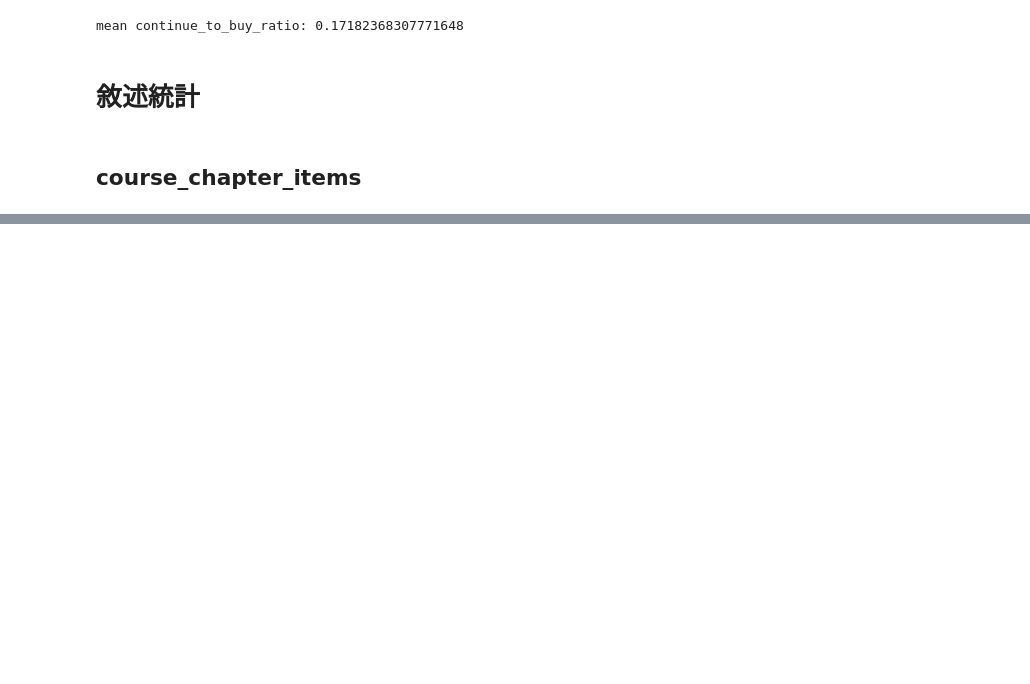
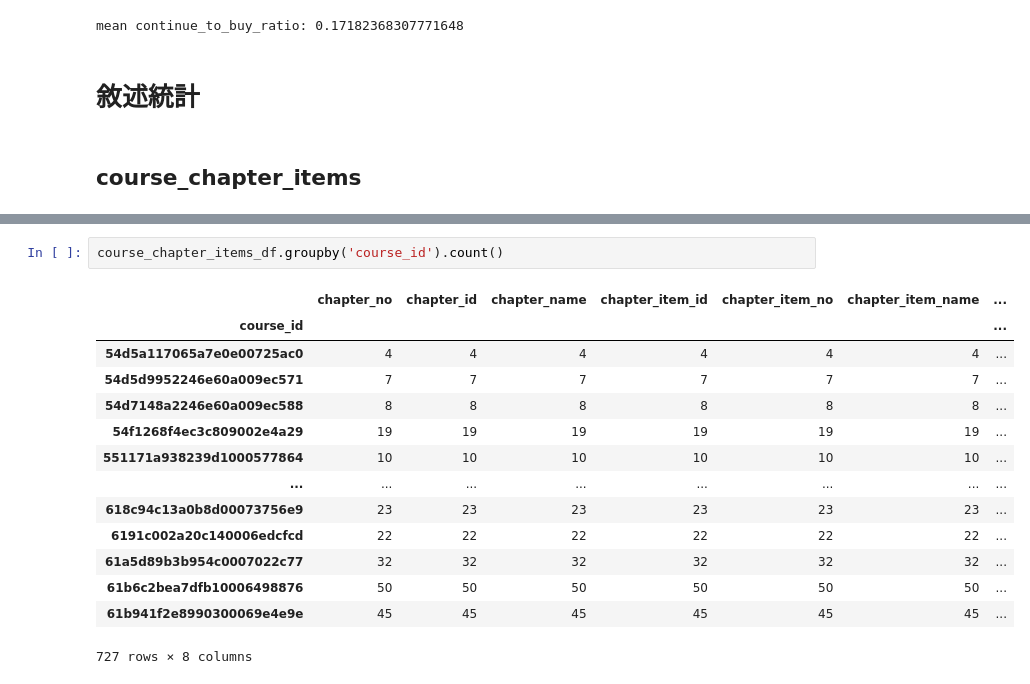
Before and after one commit to bonzo-ntu/2022ADL-FinalProject-4, a Jupyter notebook: EDA.ipynb, the cells around one changed output, grey strips where cells are left out. Saved outputs shown, nothing was run; the diff lists cells and outputs as text; blank space fills up the shorter version.

```diff
--- a/EDA.ipynb
+++ b/EDA.ipynb
@@ -209,0 +418,17 @@ ax.tick_params(axis='x', rotation=45)
+# %%
+course_chapter_items_df.groupby('course_id').count()
+# %% [output]
+|  | chapter_no | chapter_id | chapter_name | chapter_item_id | chapter_item_no | chapter_item_name | ... |
+| course_id |  |  |  |  |  |  | ... |
+| 54d5a117065a7e0e00725ac0 | 4 | 4 | 4 | 4 | 4 | 4 | ... |
+| 54d5d9952246e60a009ec571 | 7 | 7 | 7 | 7 | 7 | 7 | ... |
+| 54d7148a2246e60a009ec588 | 8 | 8 | 8 | 8 | 8 | 8 | ... |
+| 54f1268f4ec3c809002e4a29 | 19 | 19 | 19 | 19 | 19 | 19 | ... |
+| 551171a938239d1000577864 | 10 | 10 | 10 | 10 | 10 | 10 | ... |
+| ... | ... | ... | ... | ... | ... | ... | ... |
+| 618c94c13a0b8d00073756e9 | 23 | 23 | 23 | 23 | 23 | 23 | ... |
+| 6191c002a20c140006edcfcd | 22 | 22 | 22 | 22 | 22 | 22 | ... |
+| 61a5d89b3b954c0007022c77 | 32 | 32 | 32 | 32 | 32 | 32 | ... |
+| 61b6c2bea7dfb10006498876 | 50 | 50 | 50 | 50 | 50 | 50 | ... |
+| 61b941f2e8990300069e4e9e | 45 | 45 | 45 | 45 | 45 | 45 | ... |
+727 rows × 8 columns
```
Also changed, not shown: parts of 15 cells of this notebook.
